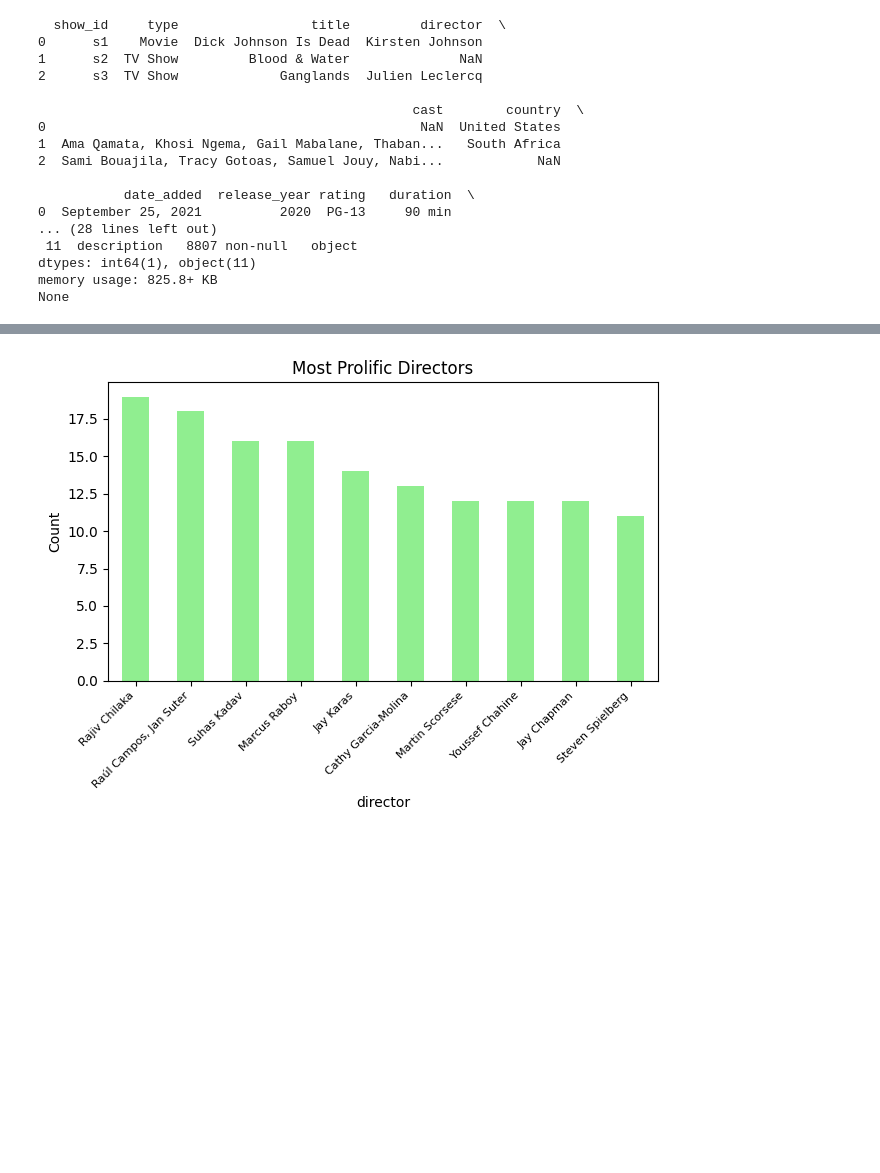
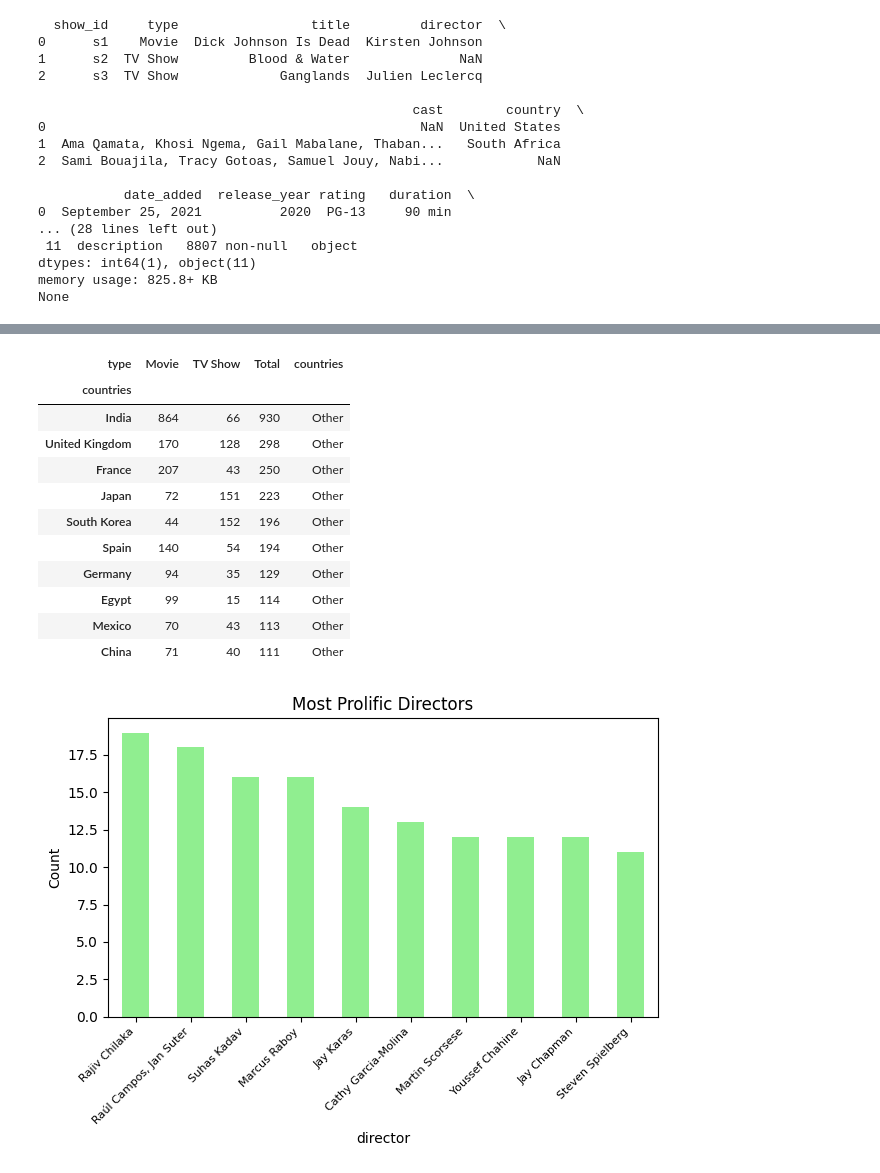
Before and after one commit to zdelk/netflix_eda, a Jupyter notebook: netflix_eda.ipynb, the cells around one changed output, grey strips where cells are left out. Cells and saved outputs as stored; diff of their text form; code cells hidden in the pictures; blank space fills up the shorter version.

```diff
--- a/netflix_eda.ipynb
+++ b/netflix_eda.ipynb
@@ -75,3 +89,45 @@ plt.tight_layout()
+# %%
+# Looks like 'International' the the most common category.
+# Wonder where the content is coming from.
+
+# Subset data to just relevant info
+# Only worried about entries where 'International' is in the categories
+subset_int = df[['country', 'listed_in_list', 'type']].dropna()
+subset_int = subset_int[subset_int['listed_in_list'].apply(lambda x: 'International' in x)]
+
+# Separating the country into list
+subset_int['countries'] = subset_int['country'].str.split(r',\s*+', regex=True)
+
+# Each country for each observation gets its own row
+exploded = subset_int.explode('countries')
+
+# Getting Counts of Tv Shows and Movies for each country
+country_media_df = exploded.groupby(['countries','type']).size().unstack(fill_value=0)
+
+country_media_df['Total'] = country_media_df.sum(axis=1) # Total media for country
+cm_sorted = country_media_df.sort_values(by='Total', axis=0, ascending=False) # Sorting by total count
+
+# Checking out the data
+cm_sorted.head()
+# Dropping US since I live there
+cm_sorted = cm_sorted.drop('United States')
+ten_place = cm_sorted['Total'].iloc[9]
+cm_sorted['countries'] = cm_sorted.loc[cm_sorted['Total'] <= ten_place, 'countries'] = 'Other'
+
+cm_sorted.head(10)
+# %% [output]
+| type | Movie | TV Show | Total | countries |
+| countries |  |  |  |  |
+| India | 864 | 66 | 930 | Other |
+| United Kingdom | 170 | 128 | 298 | Other |
+| France | 207 | 43 | 250 | Other |
+| Japan | 72 | 151 | 223 | Other |
+| South Korea | 44 | 152 | 196 | Other |
+| Spain | 140 | 54 | 194 | Other |
+| Germany | 94 | 35 | 129 | Other |
+| Egypt | 99 | 15 | 114 | Other |
+| Mexico | 70 | 43 | 113 | Other |
+| China | 71 | 40 | 111 | Other |
 # %%
 
 
```
Also changed, not shown: parts of 3 cells of this notebook, 1 other file.
